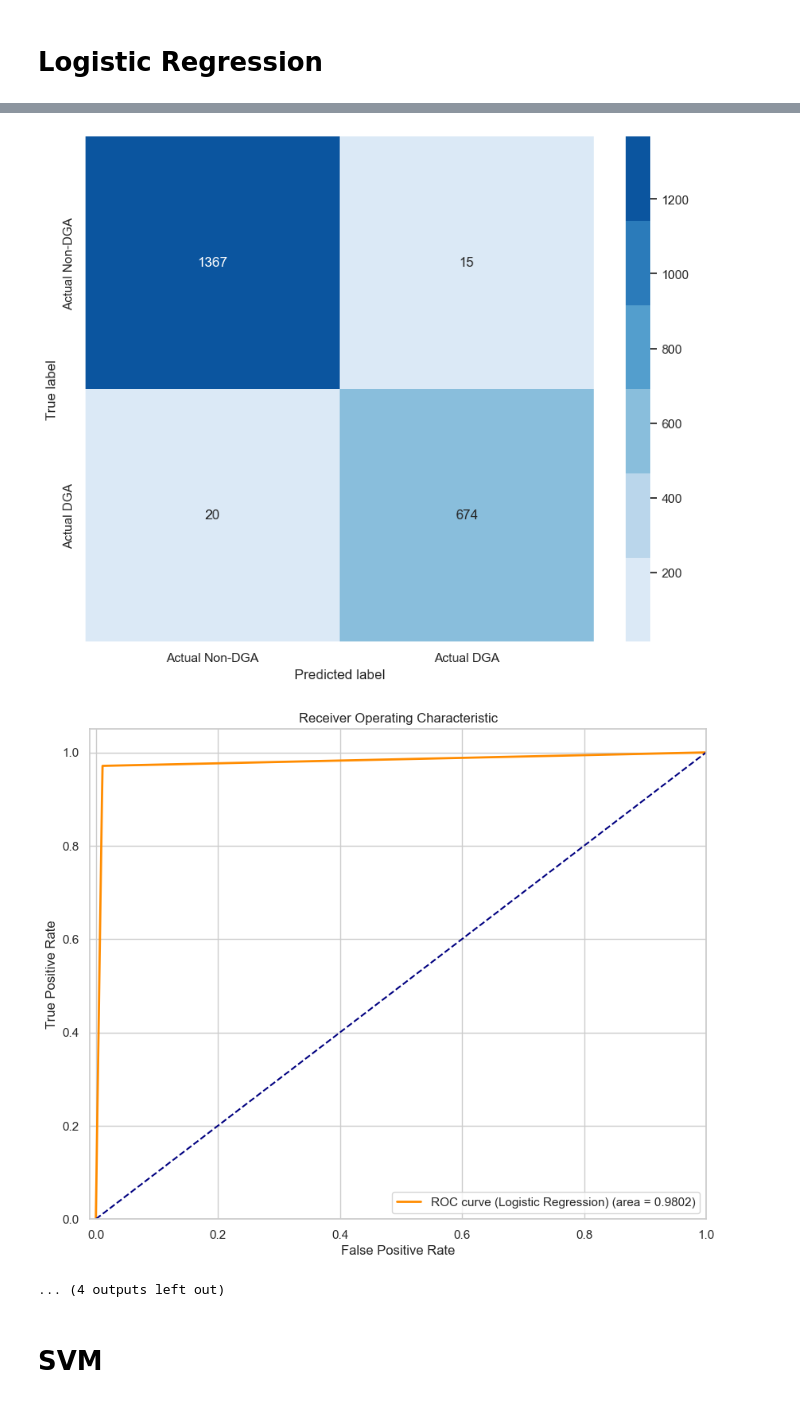
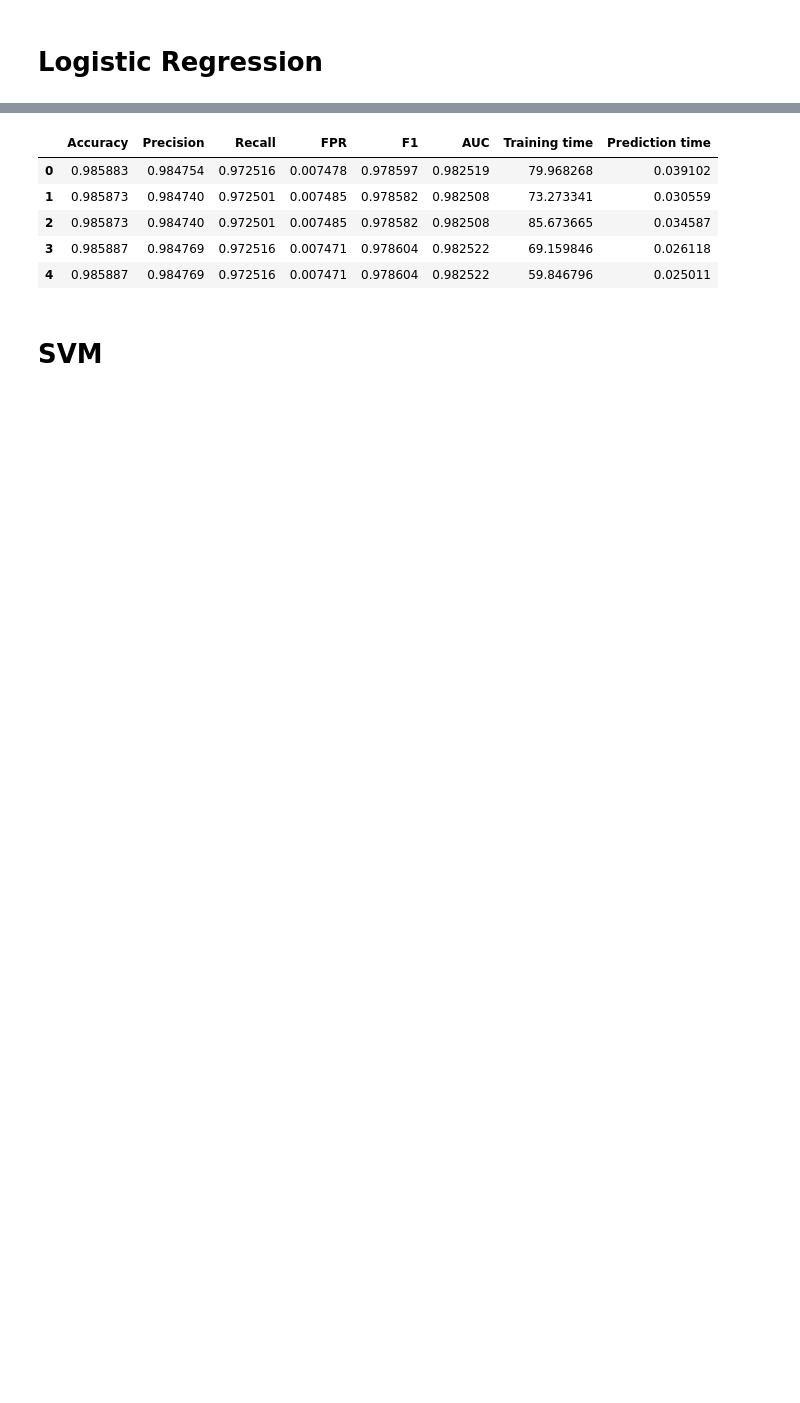
Before and after one commit to kezniklm/DGA-Detector, a Jupyter notebook: training/DGA-Detector-Model-Selection.ipynb, the cells around one changed output, grey strips where cells are left out. Cells and saved outputs as stored; diff of their text form; code cells hidden in the pictures; blank space fills up the shorter version.

```diff
--- a/training/DGA-Detector-Model-Selection.ipynb
+++ b/training/DGA-Detector-Model-Selection.ipynb
@@ -108,5 +137,6 @@ def generate_random_seeds(
             "fixed_seed"
         )  # Use a fixed seed if deterministic without a specific base_seed
 
-    seeds = [random_generator.randint(lower_bound, upper_bound) for _ in range(count)]
+    seeds = [random_generator.randint(
+        lower_bound, upper_bound) for _ in range(count)]
     return seeds
@@ -243,11 +189,11 @@ params = {
 }
 
 for seed in SEEDS:
-    print("-----------------------------------")
     print(f"Logistic Regression - Seed: {seed}")
 
     # Shuffle
-    lr_x_train, lr_y_train = shuffle(x_train_scaled, y_train, random_state=seed)
+    lr_x_train, lr_y_train = shuffle(
+        x_train_scaled, y_train, random_state=seed)
 
     # Create Logistic Regression model
     lr = LogisticRegression(**params, random_state=seed)
@@ -283,12 +229,6 @@ for seed in SEEDS:
     results["LR"]["Training time"].append(training_time)
     results["LR"]["Prediction time"].append(prediction_time)
 
-    # Plot confusion matrix
-    plot_confusion_matrix(y_test, y_pred, classes=["Actual Non-DGA", "Actual DGA"])
-
-    # Plot ROC curve
-    plot_roc_curve(y_test, y_pred, classifier_label="Logistic Regression")
-
 # Print the results in dataframe - well formatted table
 results_df = pd.DataFrame(results["LR"])
 results_df
@@ -310,6 +241,9 @@ Logistic Regression - Seed: 18506
-[figure, removed]
-[figure, removed]
-... (4 outputs left out)
+|  | Accuracy | Precision | Recall | FPR | F1 | AUC | Training time | Prediction time |
+| 0 | 0.985883 | 0.984754 | 0.972516 | 0.007478 | 0.978597 | 0.982519 | 79.968268 | 0.039102 |
+| 1 | 0.985873 | 0.984740 | 0.972501 | 0.007485 | 0.978582 | 0.982508 | 73.273341 | 0.030559 |
+| 2 | 0.985873 | 0.984740 | 0.972501 | 0.007485 | 0.978582 | 0.982508 | 85.673665 | 0.034587 |
+| 3 | 0.985887 | 0.984769 | 0.972516 | 0.007471 | 0.978604 | 0.982522 | 69.159846 | 0.026118 |
+| 4 | 0.985887 | 0.984769 | 0.972516 | 0.007471 | 0.978604 | 0.982522 | 59.846796 | 0.025011 |
 # %% [markdown]
 # SVM
 # %%
```
Also changed, not shown: parts of 27 cells of this notebook.
